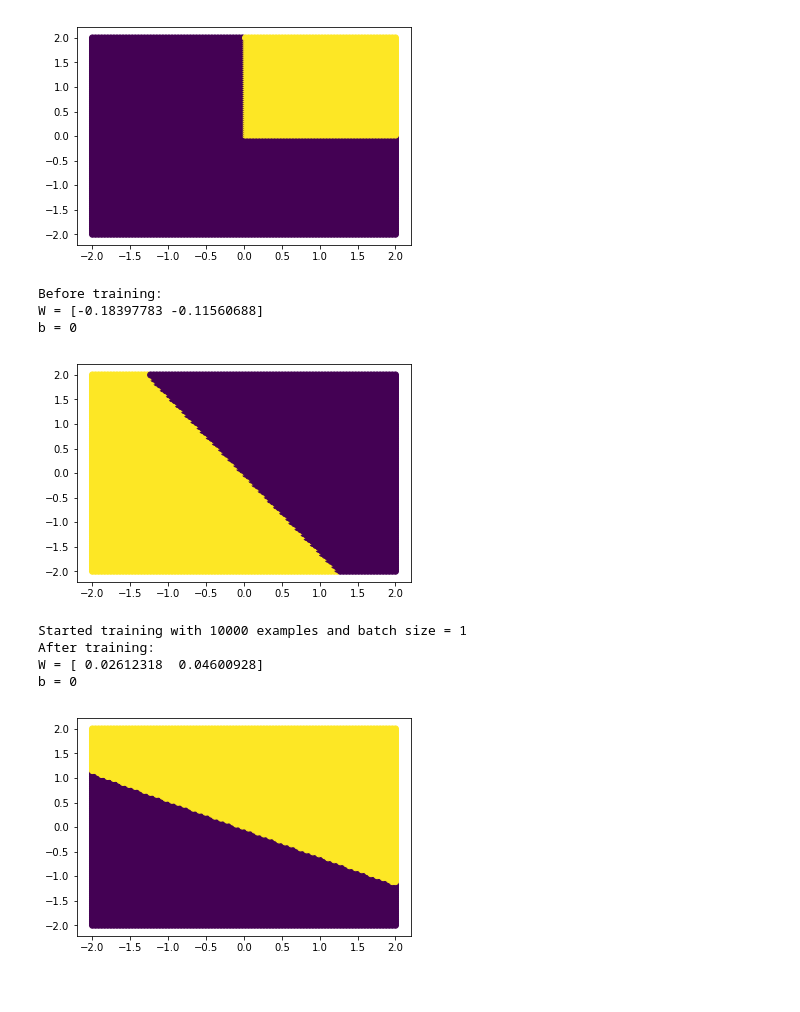
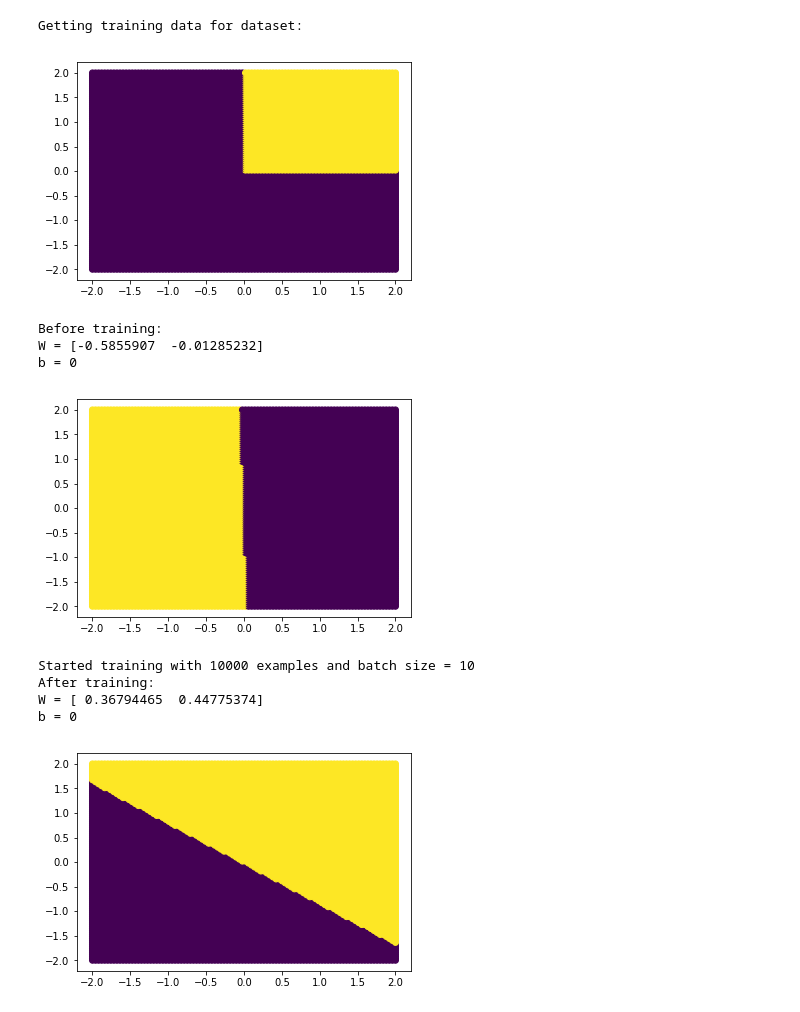
Before and after one commit to BartyzalRadek/neuroinformatics-course, a Jupyter notebook: Perceptron.ipynb, the cells around one changed output. Saved outputs shown, nothing was run; the diff lists cells and outputs as text; code cells hidden in the pictures.

Commit message:
Perceptron training works without warnings.

```diff
--- a/Perceptron.ipynb
+++ b/Perceptron.ipynb
@@ -55,13 +55,13 @@ def get_true_label(point, dataset):
     if label == 0:
         label = -1
 
-    return label
+    return label*1.0
 
 def step_func(x):
     if x <= 0:
-        return -1
+        return -1.0
     else:
-        return 1
+        return 1.0
 # %%
 def generate_grid_points(count_per_side):
     size_x = 4
@@ -148,27 +148,27 @@ class Perceptron:
         plt.show()
 # %%
 def get_train_data(dataset, number_of_points):
-    points = get_dataset_grid_points_with_labels(sqrt(number_of_points), dataset)
+    print("Getting training data for dataset: ")
+    plot_dataset(dataset)
+    points = get_dataset_grid_points_with_labels(floor(sqrt(number_of_points*1.0)), dataset)
     points = points.T
     np.random.shuffle(points)
     xs = points[:,0:2]
     ys = points[:,2]
     return xs, ys
-# %%
-plot_dataset(Dataset.AND_GRID)
-# %% [output]
-[figure, removed]
 # %%
 xs, ys = get_train_data(Dataset.AND_GRID, 10000)
 p = Perceptron(learn_rate=0.1)
-p.update_w(xs=xs, ys=ys, batch_size=1)
+p.update_w(xs=xs, ys=ys, batch_size=10)
 # %% [output]
-Before training:
-W = [-0.18397783 -0.11560688]
-b = 0
+Getting training data for dataset:
-[figure, old version]
+[figure, new version]
-Started training with 10000 examples and batch size = 1
-After training:
-W = [ 0.02612318  0.04600928]
+Before training:
+W = [-0.5855907  -0.01285232]
 b = 0
-[figure, old version]
+[figure, new version]
+Started training with 10000 examples and batch size = 10
+After training:
+W = [ 0.36794465  0.44775374]
+b = 0
+[figure, added]
```
